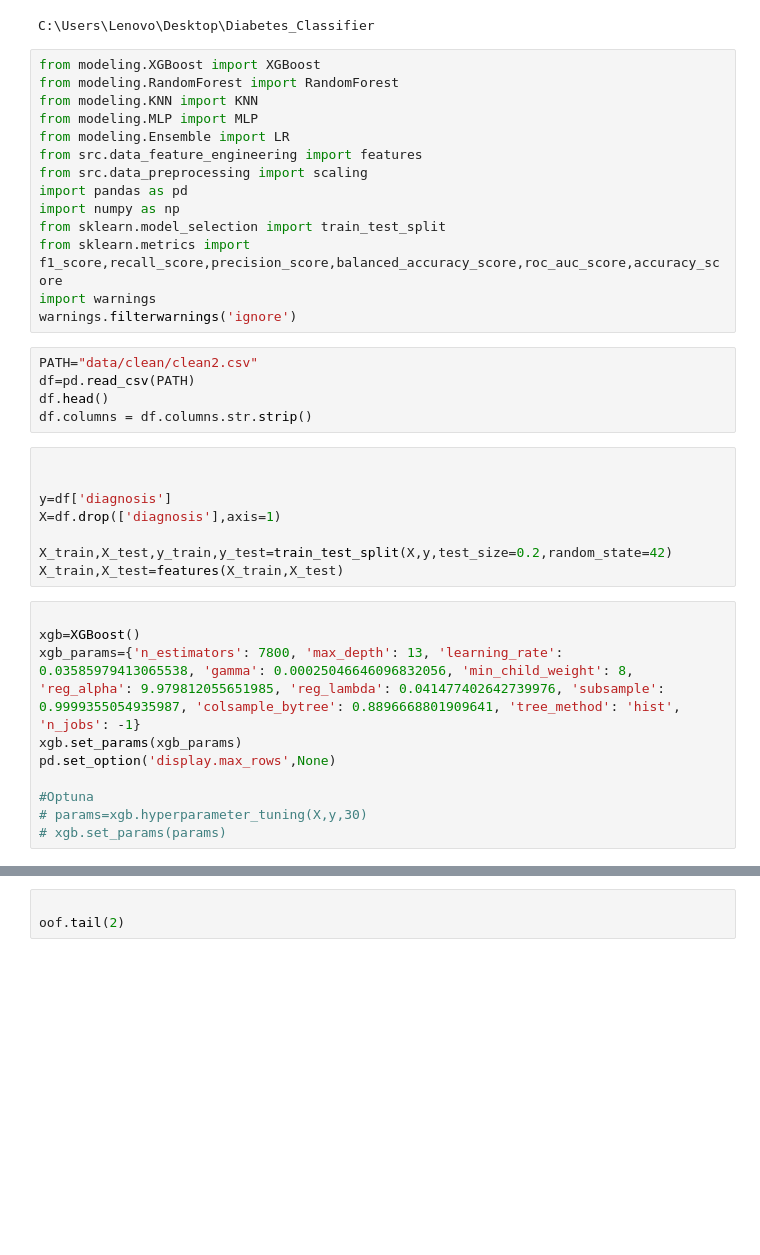
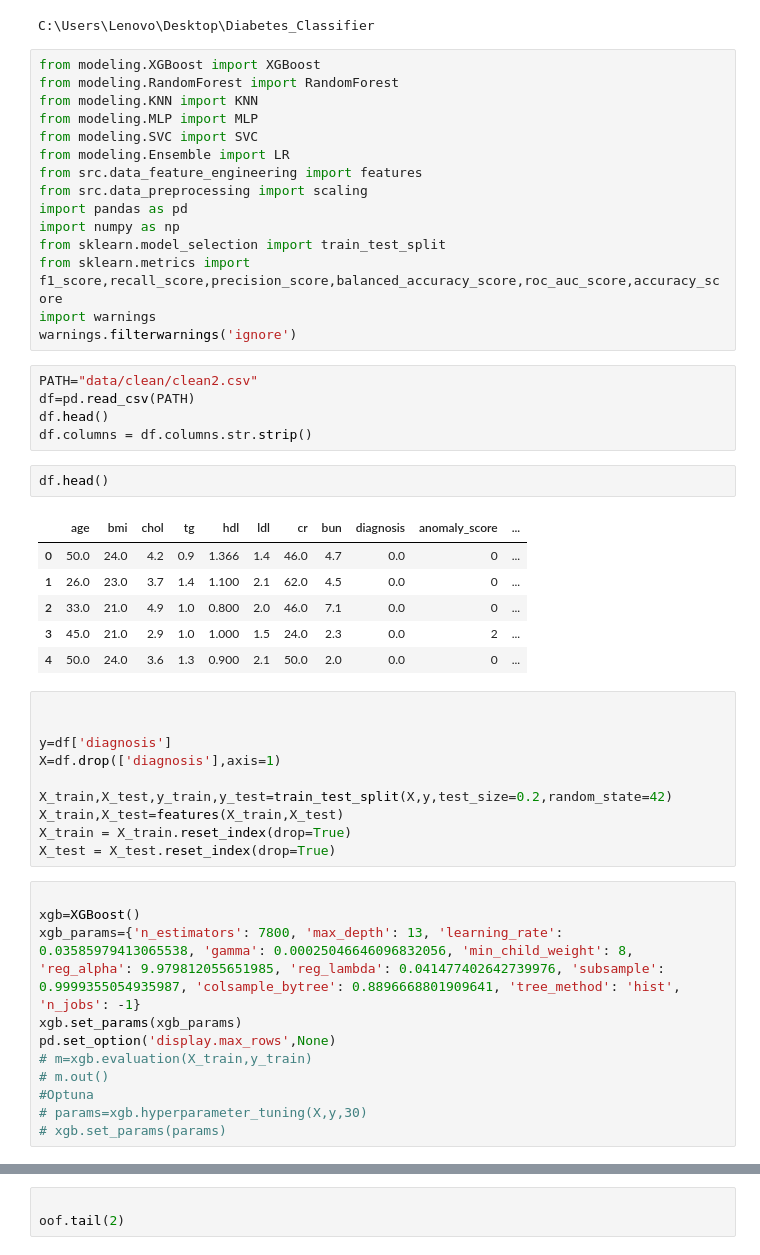
Before and after one commit to 13lend1/Diabetes-Classification, a Jupyter notebook: notebooks/model.ipynb, the cells around one changed output, grey strips where cells are left out. Drawn from its saved outputs; the diff is of its cells as text; blank space fills up the shorter version.

Commit message:
Added a new model to the stack

```diff
--- a/notebooks/model.ipynb
+++ b/notebooks/model.ipynb
@@ -16,6 +16,7 @@ from modeling.XGBoost import XGBoost
 from modeling.RandomForest import RandomForest
 from modeling.KNN import KNN
 from modeling.MLP import MLP
+from modeling.SVC import SVC
 from modeling.Ensemble import LR
 from src.data_feature_engineering import features
 from src.data_preprocessing import scaling
@@ -30,6 +31,15 @@ PATH="data/clean/clean2.csv"
 df=pd.read_csv(PATH)
 df.head()
 df.columns = df.columns.str.strip()
+# %%
+df.head()
+# %% [output]
+|  | age | bmi | chol | tg | hdl | ldl | cr | bun | diagnosis | anomaly_score | ... |
+| 0 | 50.0 | 24.0 | 4.2 | 0.9 | 1.366 | 1.4 | 46.0 | 4.7 | 0.0 | 0 | ... |
+| 1 | 26.0 | 23.0 | 3.7 | 1.4 | 1.100 | 2.1 | 62.0 | 4.5 | 0.0 | 0 | ... |
+| 2 | 33.0 | 21.0 | 4.9 | 1.0 | 0.800 | 2.0 | 46.0 | 7.1 | 0.0 | 0 | ... |
+| 3 | 45.0 | 21.0 | 2.9 | 1.0 | 1.000 | 1.5 | 24.0 | 2.3 | 0.0 | 2 | ... |
+| 4 | 50.0 | 24.0 | 3.6 | 1.3 | 0.900 | 2.1 | 50.0 | 2.0 | 0.0 | 0 | ... |
 # %%
 
 
@@ -38,13 +48,16 @@ X=df.drop(['diagnosis'],axis=1)
 
 X_train,X_test,y_train,y_test=train_test_split(X,y,test_size=0.2,random_state=42)
 X_train,X_test=features(X_train,X_test)
+X_train = X_train.reset_index(drop=True)
+X_test = X_test.reset_index(drop=True)
 # %%
 
 xgb=XGBoost()
 xgb_params={'n_estimators': 7800, 'max_depth': 13, 'learning_rate': 0.03585979413065538, 'gamma': 0.00025046646096832056, 'min_child_weight': 8, 'reg_alpha': 9.979812055651985, 'reg_lambda': 0.041477402642739976, 'subsample': 0.9999355054935987, 'colsample_bytree': 0.8896668801909641, 'tree_method': 'hist', 'n_jobs': -1}
 xgb.set_params(xgb_params)
 pd.set_option('display.max_rows',None)
-
+# m=xgb.evaluation(X_train,y_train)
+# m.out()
 #Optuna
 # params=xgb.hyperparameter_tuning(X,y,30)
 # xgb.set_params(params)
```
Also changed, not shown: parts of 11 cells of this notebook, 1 other file.
